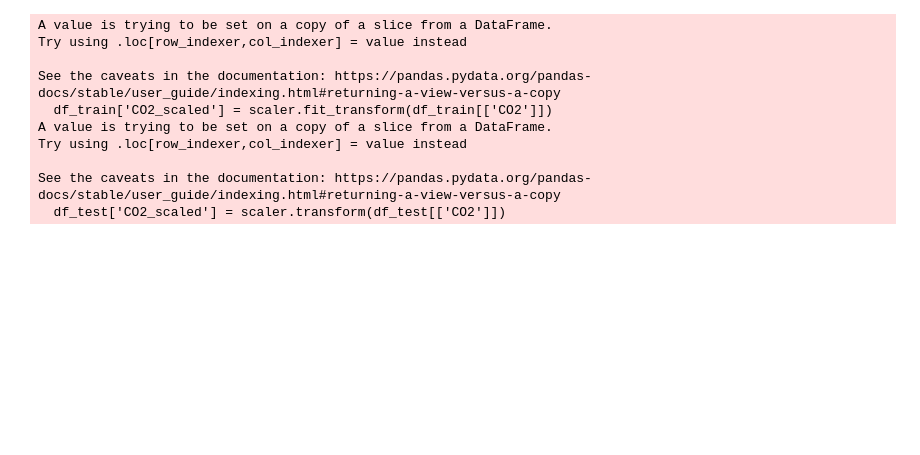
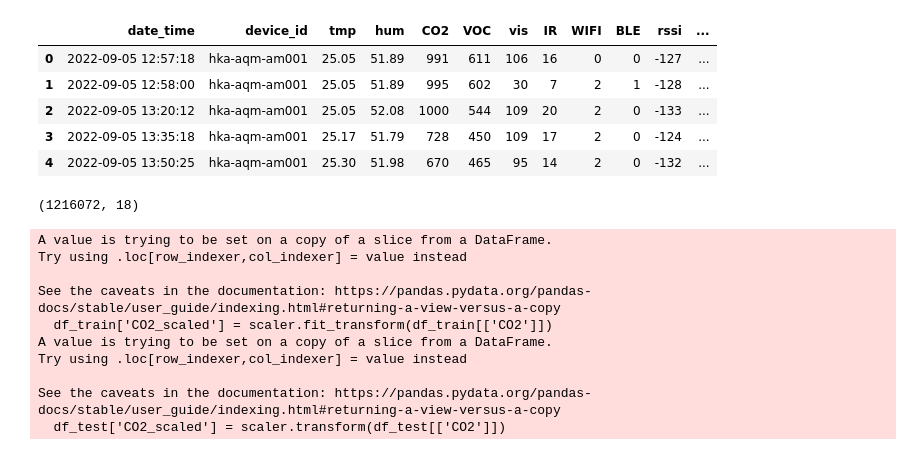
Before and after one commit to TimEhmann/IoT_Project, a Jupyter notebook: test_transformer.ipynb, the cells around one changed output. Cells and saved outputs as stored; diff of their text form; code cells hidden in the pictures; blank space fills up the shorter version.

```diff
--- a/test_transformer.ipynb
+++ b/test_transformer.ipynb
@@ -18,6 +19,20 @@ import utils
+# %%
+os.listdir('hka-aqm-am/')[:10]
+pd.read_csv('hka-aqm-am/hka-aqm-am001_2022_09_05.dat', skiprows=1, sep=';', engine='python').head()
+# %% [output]
+|  | date_time | device_id | tmp | hum | CO2 | VOC | vis | IR | WIFI | BLE | rssi | ... |
+| 0 | 2022-09-05 12:57:18 | hka-aqm-am001 | 25.05 | 51.89 | 991 | 611 | 106 | 16 | 0 | 0 | -127 | ... |
+| 1 | 2022-09-05 12:58:00 | hka-aqm-am001 | 25.05 | 51.89 | 995 | 602 | 30 | 7 | 2 | 1 | -128 | ... |
+| 2 | 2022-09-05 13:20:12 | hka-aqm-am001 | 25.05 | 52.08 | 1000 | 544 | 109 | 20 | 2 | 0 | -133 | ... |
+| 3 | 2022-09-05 13:35:18 | hka-aqm-am001 | 25.17 | 51.79 | 728 | 450 | 109 | 17 | 2 | 0 | -124 | ... |
+| 4 | 2022-09-05 13:50:25 | hka-aqm-am001 | 25.30 | 51.98 | 670 | 465 | 95 | 14 | 2 | 0 | -132 | ... |
 # %%
 # load all files into one single df
-df = pd.concat([pd.read_csv('hka-aqm-am/' + f, skiprows=1, sep=';', engine='python') for f in os.listdir('hka-aqm-am/')])
+# df = pd.concat([pd.read_csv('hka-aqm-am/' + f, skiprows=1, sep=';', engine='python') for f in os.listdir('hka-aqm-am/')])
+df = pd.concat([pd.read_csv('hka-aqm-am/' + f.removeprefix('._'), skiprows=1, sep=';', engine='python') for f in os.listdir('hka-aqm-am/')])
+df.shape
+# %% [output]
+(1216072, 18)
 # %%
 train_df, test_df, train_loader, test_loader, scaler, y_test = utils.get_data_for_transformer(df, aggregation_level='quarter_hour', window_size=20)
 # %% [output]
```
Also changed, not shown: parts of 7 cells of this notebook, 4 other files.
